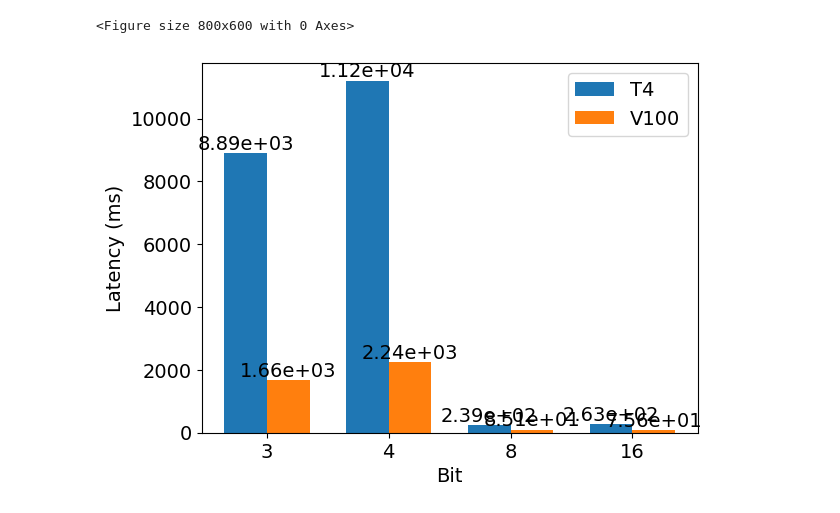
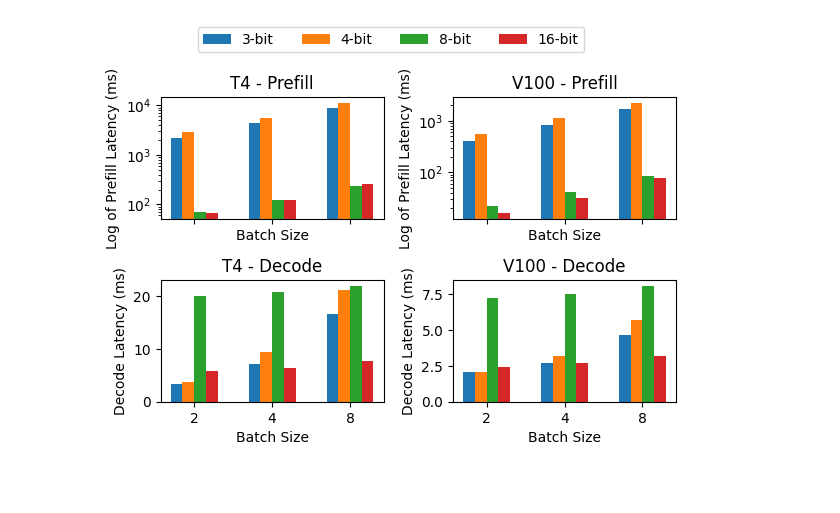
Before and after one commit to tonyzhao-jt/LLM-PQ, a Jupyter notebook: notebook/Motive_Graph.ipynb, the cells around one changed output. Saved outputs shown, nothing was run; the diff lists cells and outputs as text; code cells hidden in the pictures; blank space fills up the shorter version.

```diff
--- a/notebook/Motive_Graph.ipynb
+++ b/notebook/Motive_Graph.ipynb
@@ -127,10 +52,0 @@ plot_performance_comparison(t4_values, v100_values, bits, x_label, y_label, titl
-# %%
-# Prefill
-# decoding
-x_label = "Bit"
-y_label = "Latency (ms)"
-title = "T4-V100-BZ-2-prefill-bit-lat"
-t4_values = [4468.593407, 5654.017258, 124.7454166, 124.6872902]
-v100_values = [413.0125761, 555.6130171, 21.85966969, 16.05703831]
-bits = ['3', '4', '8', '16']
-plot_performance_comparison(t4_values, v100_values, bits, x_label, y_label, title)
@@ -140,12 +52,0 @@ plot_performance_comparison(t4_values, v100_values, bits, x_label, y_label, titl
-# %%
-# Prefill
-x_label = "Bit"
-y_label = "Latency (ms)"
-title = "T4-V100-BZ-8-prefill-bit-lat"
-t4_values = [8890.63, 11203.58, 238.66, 262.59]
-v100_values = [1663.91, 2237.72, 85.11, 75.61]
-bits = ['3', '4', '8', '16']
-plot_performance_comparison(t4_values, v100_values, bits, x_label, y_label, title)
-# %% [output]
-<Figure size 800x600 with 0 Axes>
-[figure, removed]
@@ -151,0 +94,38 @@ plot_performance_comparison(t4_values, v100_values, bits, x_label, y_label, titl
+# %%
+# Plotting
+fig, axs = plt.subplots(2, 2, figsize=(6, 4), sharex=True)
+
+for i, (result, title) in enumerate(zip([T4_result, V100_result], ['T4', 'V100'])):
+    for j, (operation, ylabel) in enumerate(zip(['prefill', 'decode'], ['Log of Prefill Latency (ms)', 'Decode Latency (ms)'])):
+        ax = axs[j][i]
+        ax.set_title(f"{title} - {operation.capitalize()}")
+        ax.set_xlabel('Batch Size')
+        ax.set_ylabel(ylabel)
+
+        x = np.arange(len(batch_sizes))  # the label locations
+        width = 0.15  # the width of the bars
+
+        for idx, bits in enumerate(available_bits):
+            # Extract data for the current available bits
+            y = [result[operation][bits][j] for j in range(len(batch_sizes))]
+            if title in ['T4', 'V100'] and operation == 'prefill':
+                # Use logarithmic scale for prefill latency in T4 and V100
+                ax.bar(x + (idx - 1.5) * width, y, width, label=f'{bits}-bit', yerr=0.1)
+                ax.set_yscale('log')
+            else:
+                ax.bar(x + (idx - 1.5) * width, y, width, label=f'{bits}-bit')
+
+        ax.set_xticks(x)
+        ax.set_xticklabels(batch_sizes)
+#         ax.legend()
+
+# Create a legend for the available bits at the top of the whole graph
+handles, labels = axs[0][0].get_legend_handles_labels()
+lgd = fig.legend(handles, labels, loc='upper center', ncol=len(available_bits), bbox_to_anchor=(0.5, 1.1))
+
+plt.tight_layout()
+# plt.savefig('motive_prefill_decode_perf.pdf')
+fig.savefig('motive_prefill_decode_perf.pdf', bbox_extra_artists=(lgd,), bbox_inches='tight')
+plt.show()
+# %% [output]
+[figure, added]
```
Also changed, not shown: parts of 12 cells of this notebook, 12 other files.
